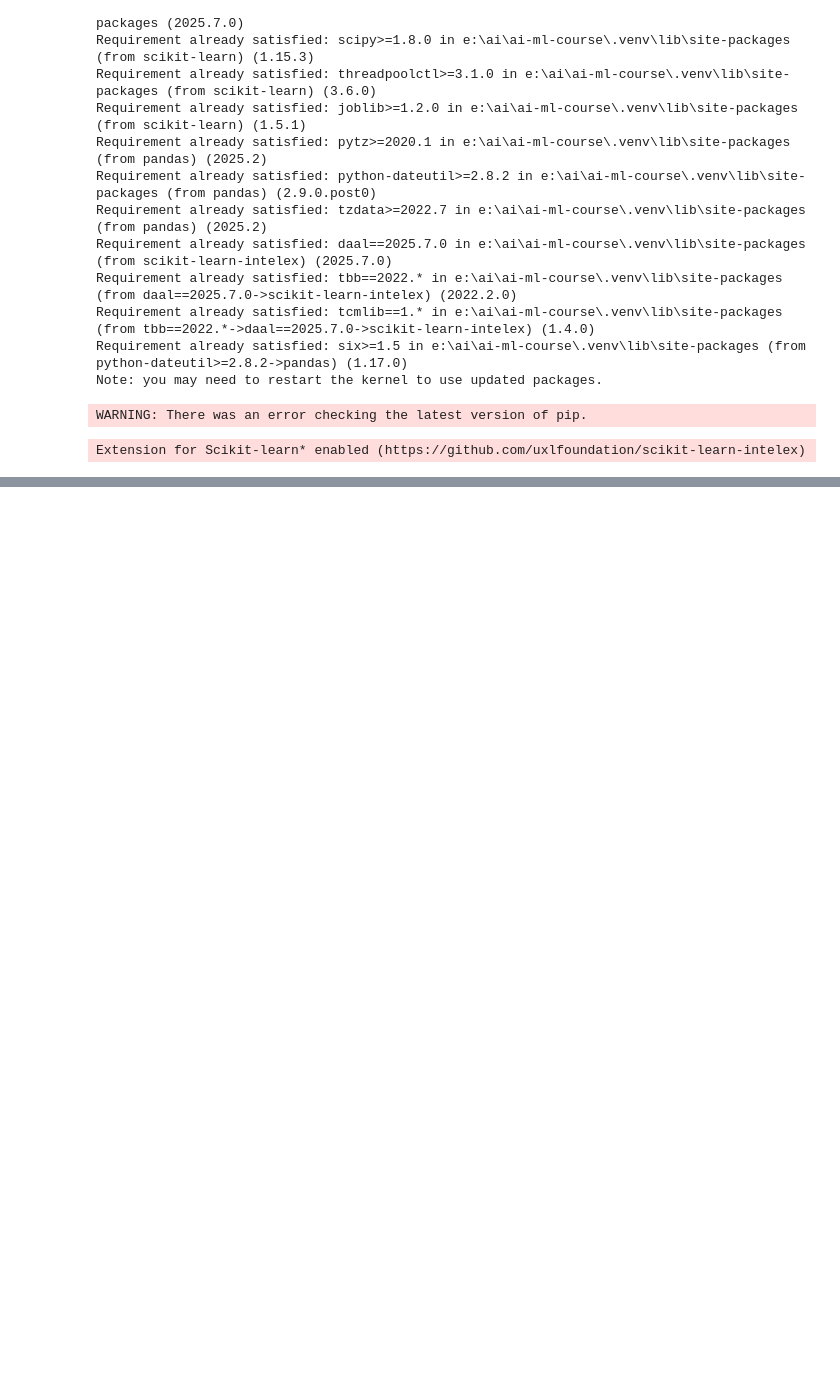
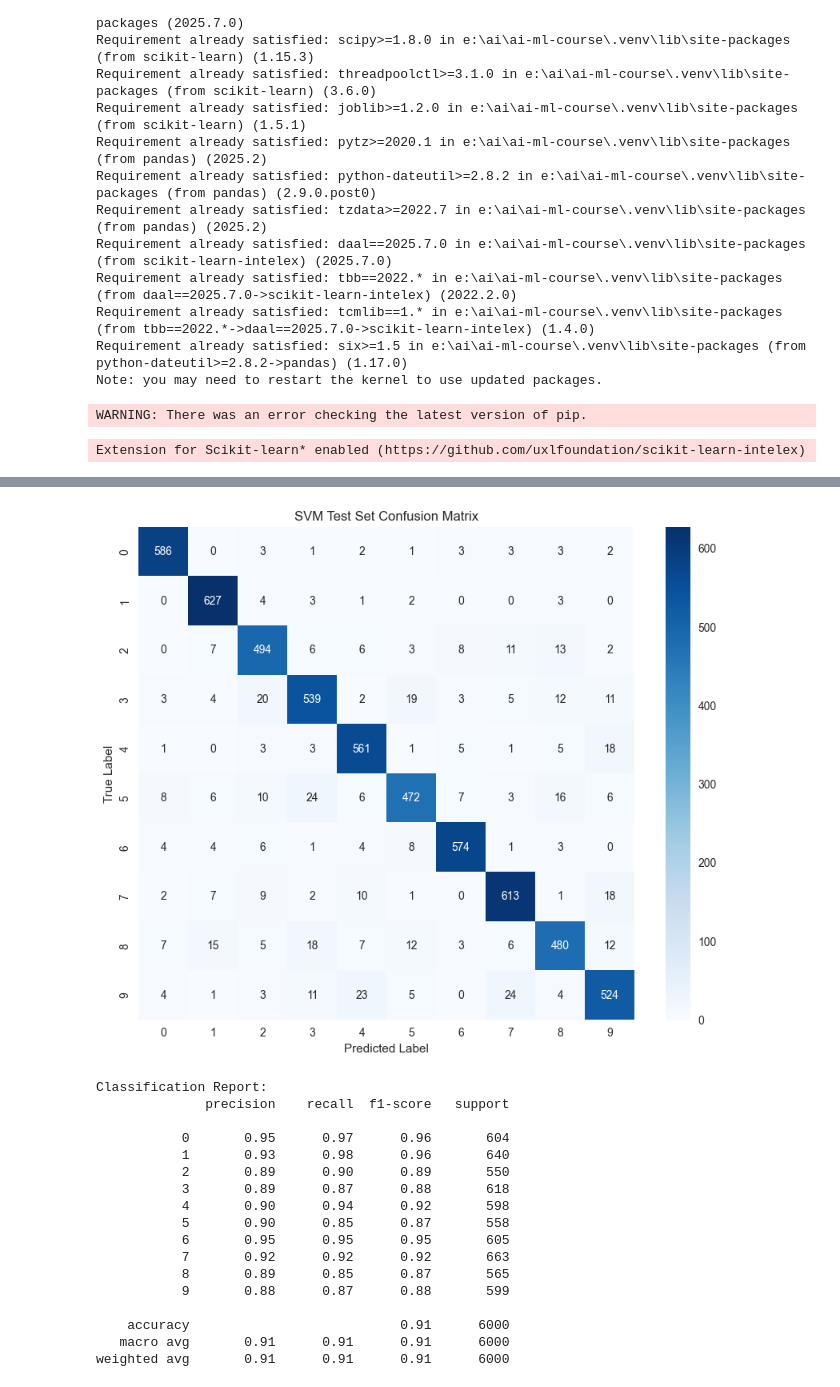
Before and after one commit to mrashutoshnigam/ai-ml-course, a Jupyter notebook: Machine-Learning/Oreilly/Exercise/Chapter5/q9.ipynb, the cells around one changed output, grey strips where cells are left out. Cells and saved outputs as stored; diff of their text form; code cells hidden in the pictures; blank space fills up the shorter version.

```diff
--- a/Machine-Learning/Oreilly/Exercise/Chapter5/q9.ipynb
+++ b/Machine-Learning/Oreilly/Exercise/Chapter5/q9.ipynb
@@ -81,0 +229,42 @@ print(f"Test Accuracy: {test_accuracy:.4f}")
+# %%
+# 4. Confusion Matrix Visualization
+from sklearn.metrics import confusion_matrix, classification_report
+import seaborn as sns
+
+def plot_confusion_matrix(y_true, y_pred, title="Confusion Matrix"):
+    """Plot confusion matrix"""
+    cm = confusion_matrix(y_true, y_pred)
+
+    plt.figure(figsize=(10, 8))
+    sns.heatmap(cm, annot=True, fmt='d', cmap='Blues',
+                xticklabels=range(10), yticklabels=range(10))
+    plt.xlabel('Predicted Label')
+    plt.ylabel('True Label')
+    plt.title(title)
+    plt.show()
+
+    # Print classification report
+    print("\nClassification Report:")
+    print(classification_report(y_true, y_pred))
+
+# Plot confusion matrix for test predictions
+plot_confusion_matrix(y_test, test_pred, "SVM Test Set Confusion Matrix")
+# %% [output]
+[figure, added]
+Classification Report:
+              precision    recall  f1-score   support
+
+           0       0.95      0.97      0.96       604
+           1       0.93      0.98      0.96       640
+           2       0.89      0.90      0.89       550
+           3       0.89      0.87      0.88       618
+           4       0.90      0.94      0.92       598
+           5       0.90      0.85      0.87       558
+           6       0.95      0.95      0.95       605
+           7       0.92      0.92      0.92       663
+           8       0.89      0.85      0.87       565
+           9       0.88      0.87      0.88       599
+
+    accuracy                           0.91      6000
+   macro avg       0.91      0.91      0.91      6000
+weighted avg       0.91      0.91      0.91      6000
```
Also changed, not shown: parts of 13 cells of this notebook.
